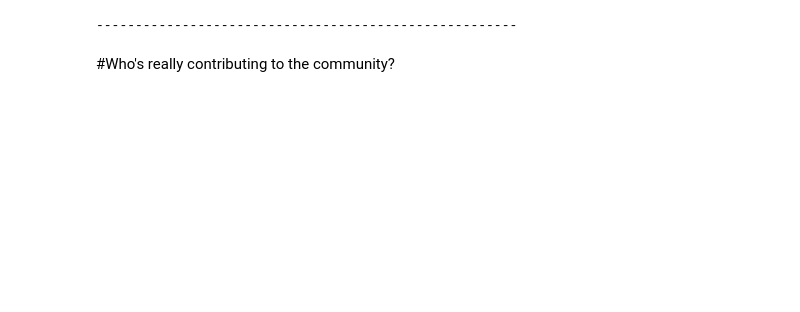
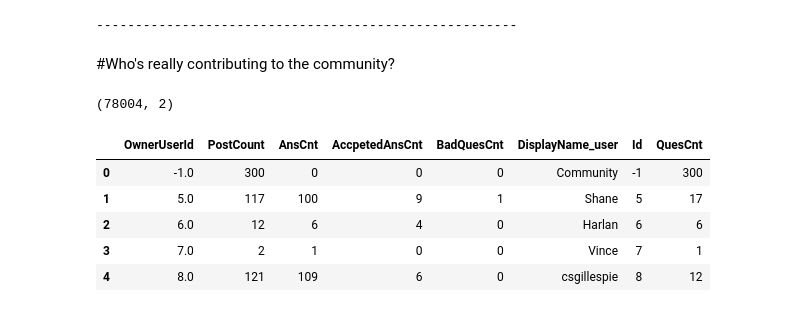
Before and after one commit to jpzhangvincent/StackOverflow-MLproject, a Jupyter notebook: EDA/Exploratory Data Analysis .ipynb, the cells around one changed output. Saved outputs shown, nothing was run; the diff lists cells and outputs as text; code cells hidden in the pictures; blank space fills up the shorter version.

```diff
--- a/EDA/Exploratory Data Analysis .ipynb
+++ b/EDA/Exploratory Data Analysis .ipynb
@@ -128,0 +141,4 @@ Top 5 Answer
+# %%
+user_df.shape
+# %% [output]
+(78004, 2)
@@ -128,0 +152,9 @@ Top 5 Answer
+# %%
+top_users.head()
+# %% [output]
+|  | OwnerUserId | PostCount | AnsCnt | AccpetedAnsCnt | BadQuesCnt | DisplayName_user | Id | QuesCnt |
+| 0 | -1.0 | 300 | 0 | 0 | 0 | Community | -1 | 300 |
+| 1 | 5.0 | 117 | 100 | 9 | 1 | Shane | 5 | 17 |
+| 2 | 6.0 | 12 | 6 | 4 | 0 | Harlan | 6 | 6 |
+| 3 | 7.0 | 2 | 1 | 0 | 0 | Vince | 7 | 1 |
+| 4 | 8.0 | 121 | 109 | 6 | 0 | csgillespie | 8 | 12 |
```
Also changed, not shown: parts of 11 cells of this notebook.
